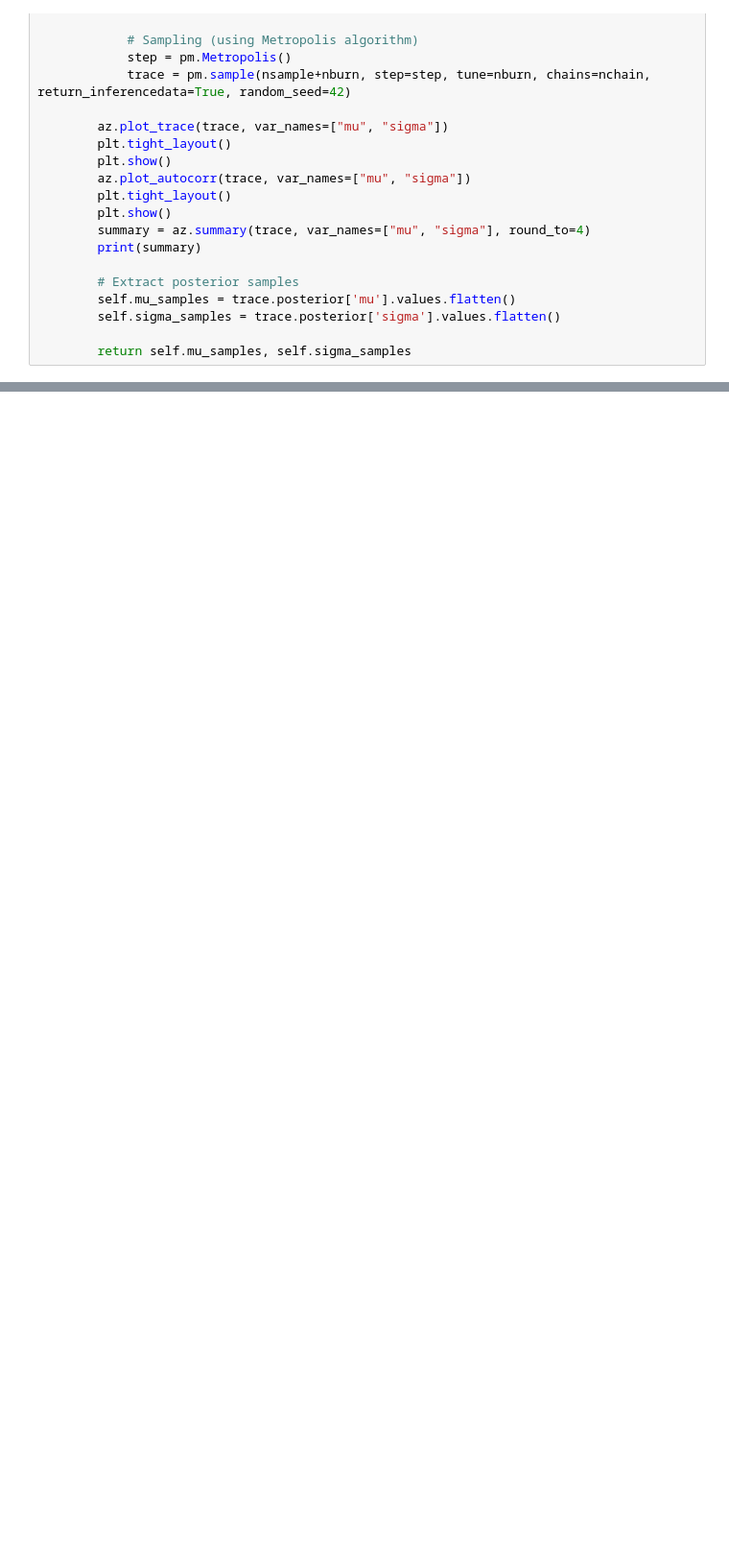
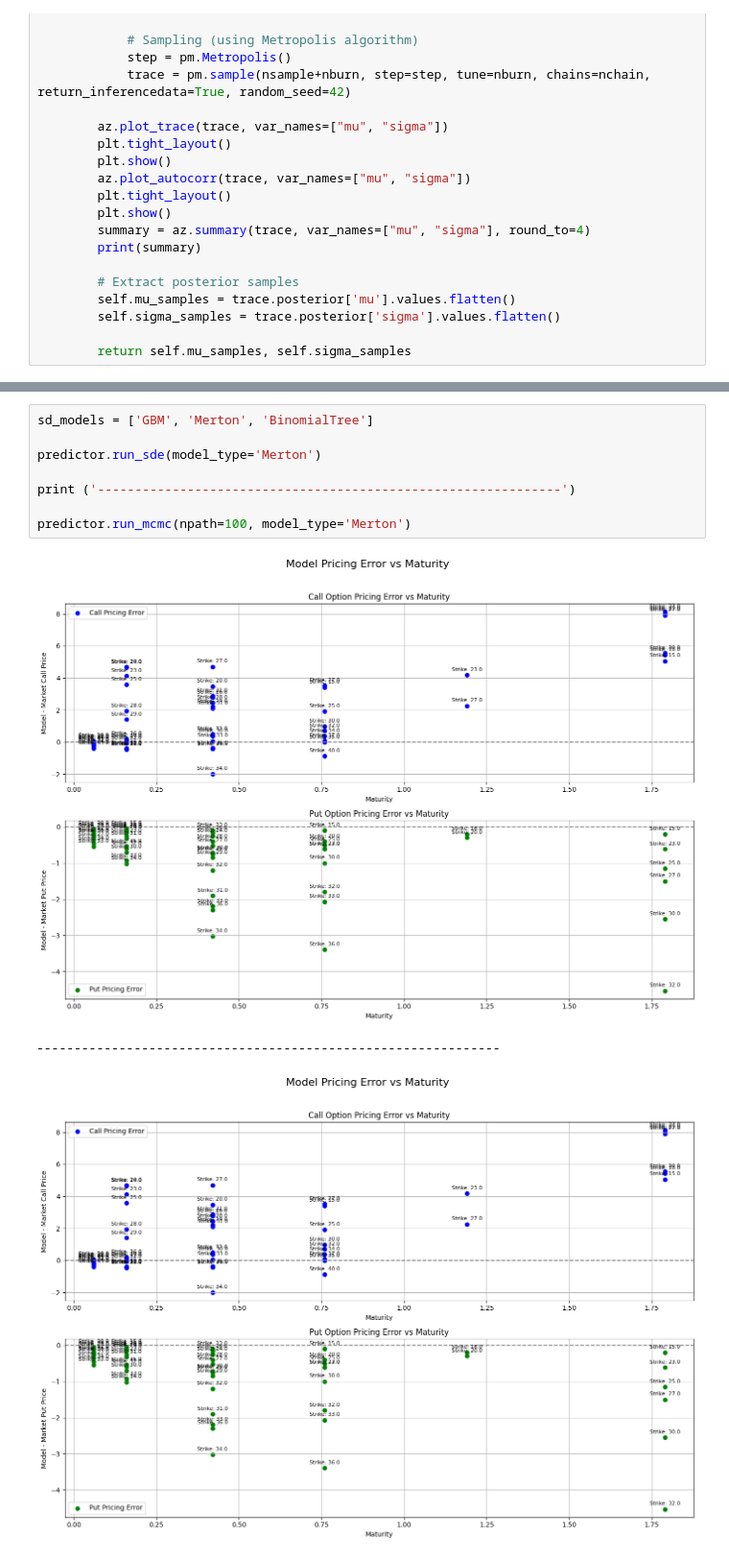
Before and after one commit to unmesh1993/Pricing-derivatives, a Jupyter notebook: main_complete_notebook.ipynb, the cells around one changed output, grey strips where cells are left out. Shown at 96% size. Saved outputs shown, nothing was run; the diff lists cells and outputs as text; blank space fills up the shorter version.

```diff
--- a/main_complete_notebook.ipynb
+++ b/main_complete_notebook.ipynb
@@ -882,0 +1165,12 @@ predictor.run_sde(model_type='GBM')
+# %%
+sd_models = ['GBM', 'Merton', 'BinomialTree']
+
+predictor.run_sde(model_type='Merton')
+
+print ('--------------------------------------------------------------')
+
+predictor.run_mcmc(npath=100, model_type='Merton')
+# %% [output]
+[figure, added]
+--------------------------------------------------------------
+[figure, added]
```
Also changed, not shown: parts of 14 cells of this notebook.
